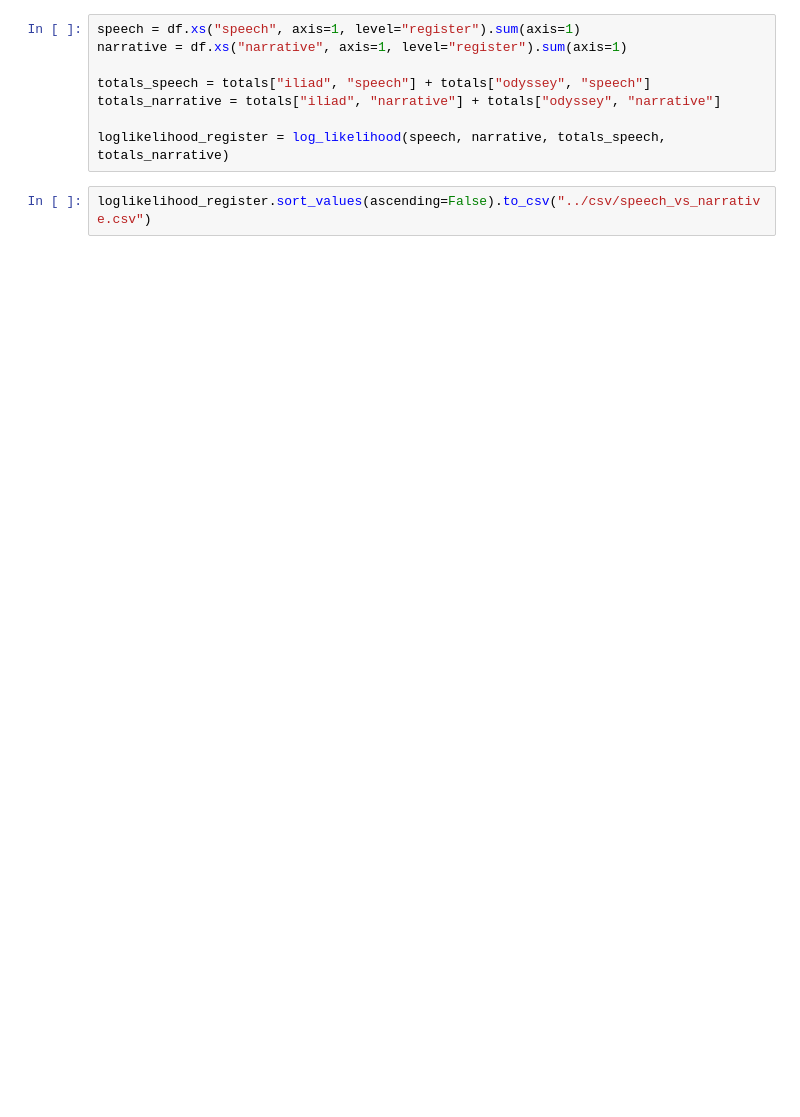
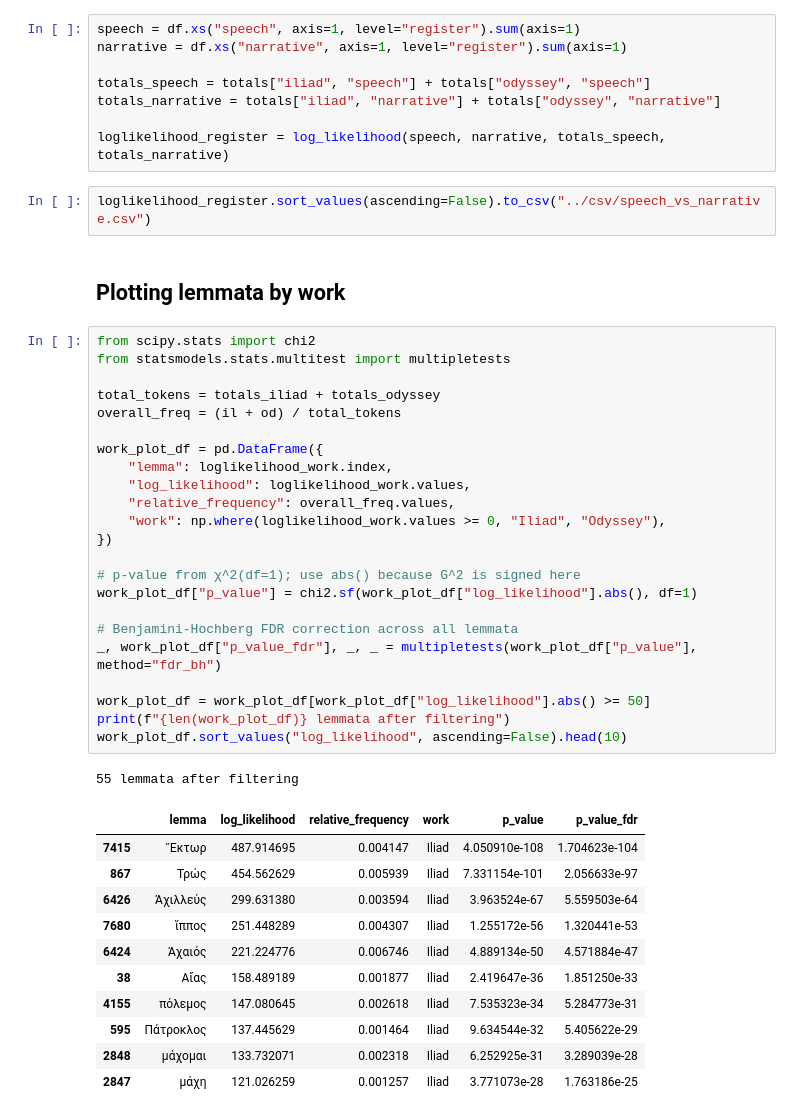
Before and after one commit to pletcher/ccc-2026, a Jupyter notebook: notebooks/epic_speech_vs_narrative.ipynb, the cells around one changed output. Saved outputs shown, nothing was run; the diff lists cells and outputs as text; blank space fills up the shorter version.

Commit message:
Add visualization and p-values for Homeric lemmata comparisons

```diff
--- a/notebooks/epic_speech_vs_narrative.ipynb
+++ b/notebooks/epic_speech_vs_narrative.ipynb
@@ -105,3 +107,41 @@ totals_narrative = totals["iliad", "narrative"] + totals["odyssey", "narrative"]
 loglikelihood_register = log_likelihood(speech, narrative, totals_speech, totals_narrative)
 # %%
 loglikelihood_register.sort_values(ascending=False).to_csv("../csv/speech_vs_narrative.csv")
+# %% [markdown]
+## Plotting lemmata by work
+# %%
+from scipy.stats import chi2
+from statsmodels.stats.multitest import multipletests
+
+total_tokens = totals_iliad + totals_odyssey
+overall_freq = (il + od) / total_tokens
+
+work_plot_df = pd.DataFrame({
+    "lemma": loglikelihood_work.index,
+    "log_likelihood": loglikelihood_work.values,
+    "relative_frequency": overall_freq.values,
+    "work": np.where(loglikelihood_work.values >= 0, "Iliad", "Odyssey"),
+})
+
+# p-value from χ^2(df=1); use abs() because G^2 is signed here
+work_plot_df["p_value"] = chi2.sf(work_plot_df["log_likelihood"].abs(), df=1)
+
+# Benjamini-Hochberg FDR correction across all lemmata
+_, work_plot_df["p_value_fdr"], _, _ = multipletests(work_plot_df["p_value"], method="fdr_bh")
+
+work_plot_df = work_plot_df[work_plot_df["log_likelihood"].abs() >= 50]
+print(f"{len(work_plot_df)} lemmata after filtering")
+work_plot_df.sort_values("log_likelihood", ascending=False).head(10)
+# %% [output]
+55 lemmata after filtering
+|  | lemma | log_likelihood | relative_frequency | work | p_value | p_value_fdr |
+| 7415 | Ἕκτωρ | 487.914695 | 0.004147 | Iliad | 4.050910e-108 | 1.704623e-104 |
+| 867 | Τρώς | 454.562629 | 0.005939 | Iliad | 7.331154e-101 | 2.056633e-97 |
+| 6426 | Ἀχιλλεύς | 299.631380 | 0.003594 | Iliad | 3.963524e-67 | 5.559503e-64 |
+| 7680 | ἵππος | 251.448289 | 0.004307 | Iliad | 1.255172e-56 | 1.320441e-53 |
+| 6424 | Ἀχαιός | 221.224776 | 0.006746 | Iliad | 4.889134e-50 | 4.571884e-47 |
+| 38 | Αἴας | 158.489189 | 0.001877 | Iliad | 2.419647e-36 | 1.851250e-33 |
+| 4155 | πόλεμος | 147.080645 | 0.002618 | Iliad | 7.535323e-34 | 5.284773e-31 |
+| 595 | Πάτροκλος | 137.445629 | 0.001464 | Iliad | 9.634544e-32 | 5.405622e-29 |
+| 2848 | μάχομαι | 133.732071 | 0.002318 | Iliad | 6.252925e-31 | 3.289039e-28 |
+| 2847 | μάχη | 121.026259 | 0.001257 | Iliad | 3.771073e-28 | 1.763186e-25 |
```
Also changed, not shown: parts of 5 cells of this notebook, 4 other files.
